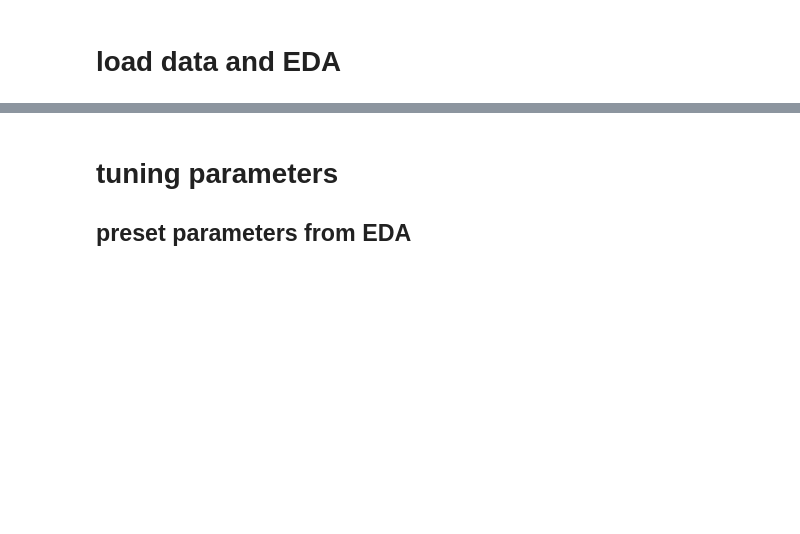
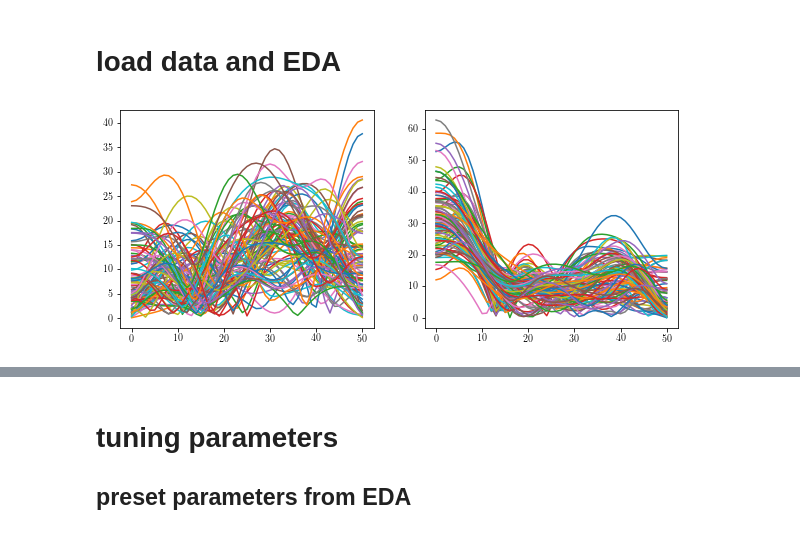
Before and after one commit to HeejongBong/ldfa, a Jupyter notebook: example/3.2 multi-factor LDFA-H on experimental data.ipynb, the cells around one changed output, grey strips where cells are left out. Saved outputs shown, nothing was run; the diff lists cells and outputs as text; code cells hidden in the pictures; blank space fills up the shorter version.

```diff
--- a/example/3.2 multi-factor LDFA-H on experimental data.ipynb
+++ b/example/3.2 multi-factor LDFA-H on experimental data.ipynb
@@ -16,6 +16,7 @@ import ldfa.ldfa as ldfa
 # %% [markdown]
 # load data and EDA
 # %%
-data_dir = "../data/"
-file_name = ['v4_lfp_bred.mat', 'pfc_lfp_bred.mat']
+data_name = 'Pe160507'
+data_dir = "/home/hbong/ADA_data/%s"%data_name
+file_name = 'lfp_beta_1.mat'
 rec_time = [0, 0.5]
@@ -26,3 +26,10 @@ data = [h5py.File('%s/%s'%(data_dir, fname))\
+# %%
+plt.figure(figsize=(10, 4))
+plt.subplot(1,2,1); plt.plot(data[0][0].T)
+plt.subplot(1,2,2); plt.plot(data[1][0].T)
+plt.show()
+# %% [output]
+[figure, added]
 # %%
 data[0].shape, data[1].shape
 # %% [output]
```
Also changed, not shown: parts of 22 cells of this notebook, 1 other file.
